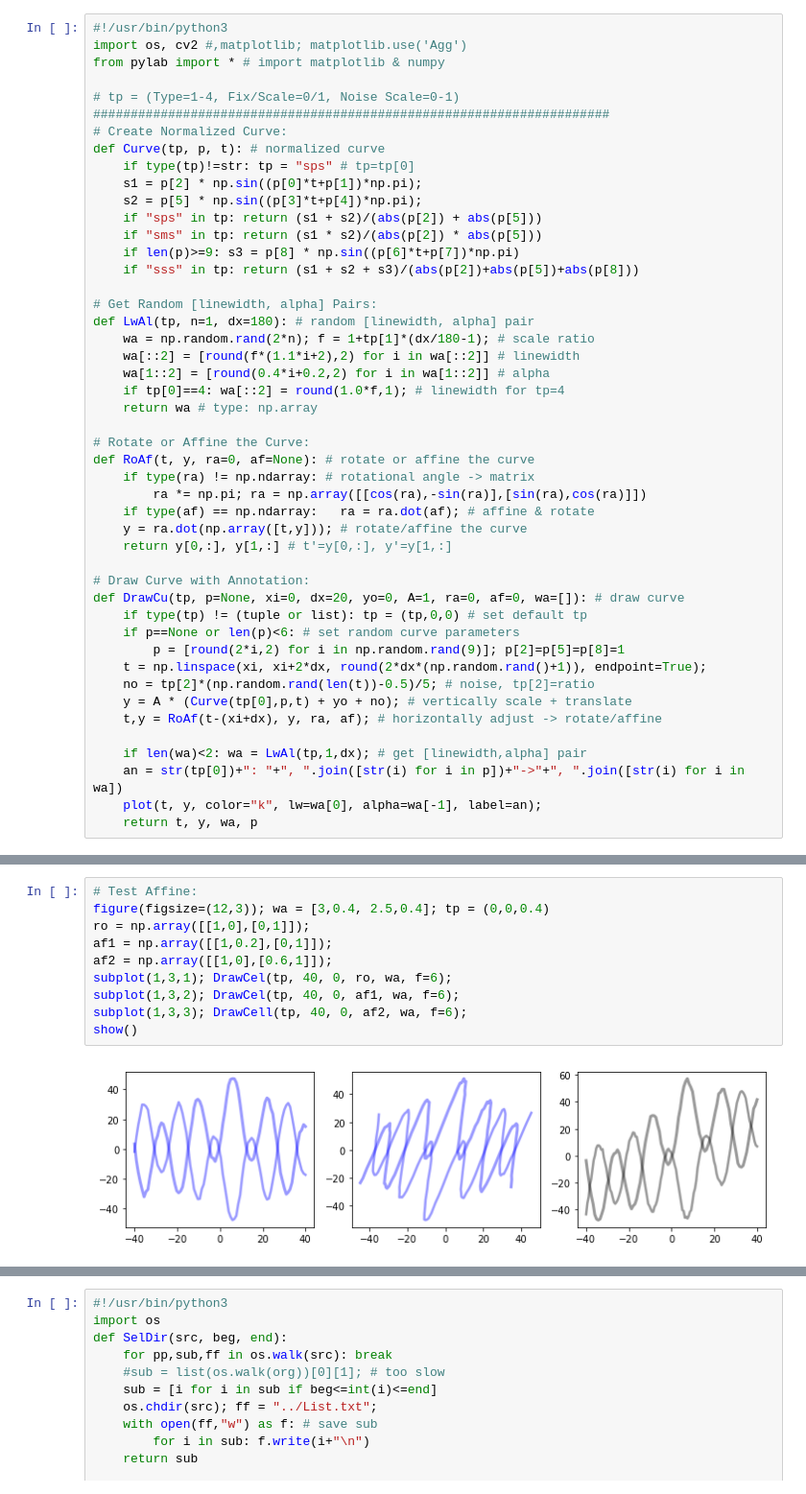
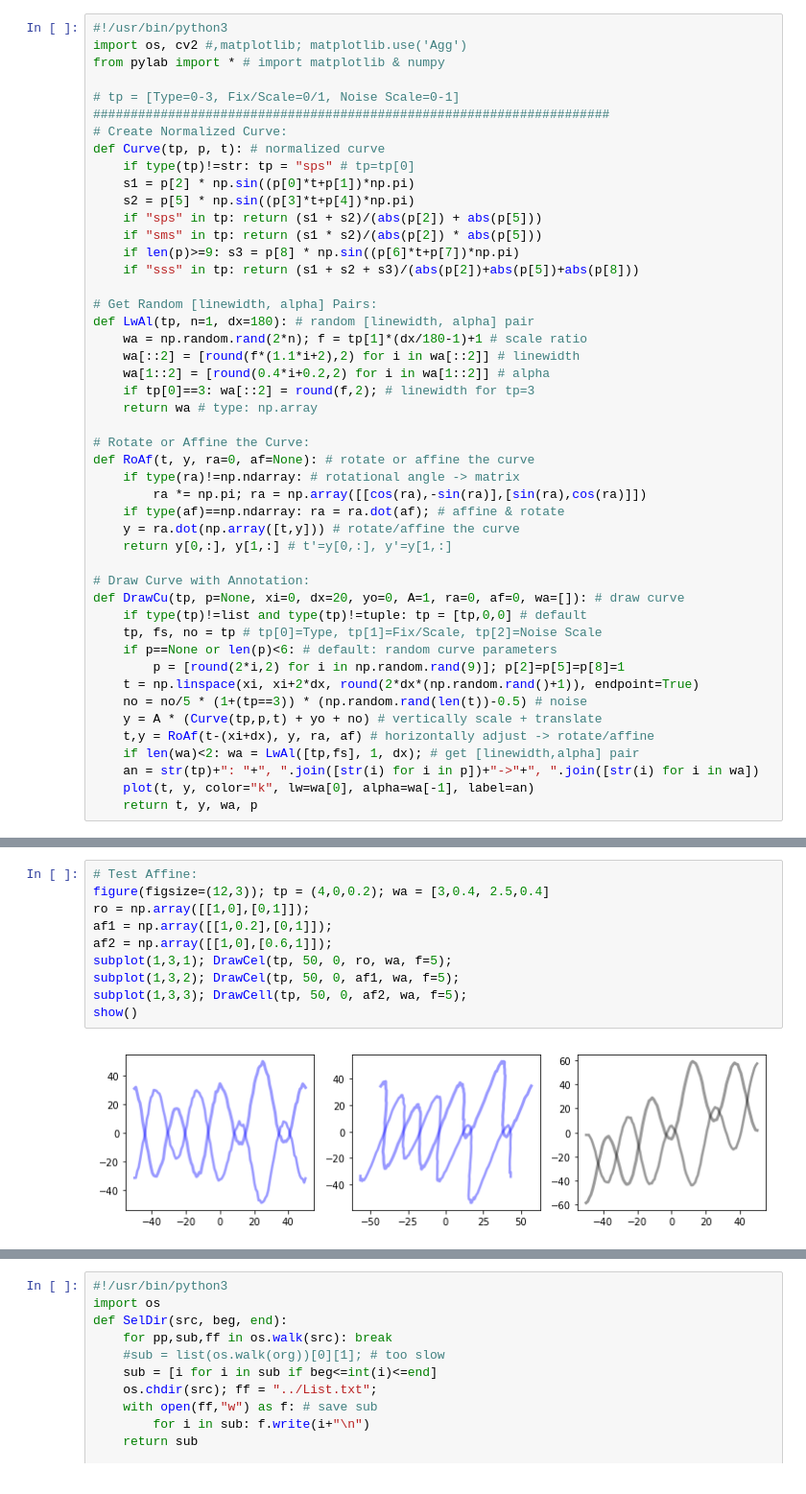
Before and after one commit to bholdmanny/GAN_Mesh, a Jupyter notebook: Mesh.ipynb, the cells around one changed output, grey strips where cells are left out. Shown at 96% size. Drawn from its saved outputs; the diff is of its cells as text.

```diff
--- a/Mesh.ipynb
+++ b/Mesh.ipynb
@@ -3,13 +3,13 @@
 import os, cv2 #,matplotlib; matplotlib.use('Agg')
 from pylab import * # import matplotlib & numpy
 
-# tp = (Type=1-4, Fix/Scale=0/1, Noise Scale=0-1)
+# tp = [Type=0-3, Fix/Scale=0/1, Noise Scale=0-1]
 #####################################################################
 # Create Normalized Curve:
 def Curve(tp, p, t): # normalized curve
     if type(tp)!=str: tp = "sps" # tp=tp[0]
-    s1 = p[2] * np.sin((p[0]*t+p[1])*np.pi);
-    s2 = p[5] * np.sin((p[3]*t+p[4])*np.pi);
+    s1 = p[2] * np.sin((p[0]*t+p[1])*np.pi)
+    s2 = p[5] * np.sin((p[3]*t+p[4])*np.pi)
     if "sps" in tp: return (s1 + s2)/(abs(p[2]) + abs(p[5]))
     if "sms" in tp: return (s1 * s2)/(abs(p[2]) * abs(p[5]))
     if len(p)>=9: s3 = p[8] * np.sin((p[6]*t+p[7])*np.pi)
@@ -17,33 +17,33 @@ def Curve(tp, p, t): # normalized curve
 
 # Get Random [linewidth, alpha] Pairs:
 def LwAl(tp, n=1, dx=180): # random [linewidth, alpha] pair
-    wa = np.random.rand(2*n); f = 1+tp[1]*(dx/180-1); # scale ratio
+    wa = np.random.rand(2*n); f = tp[1]*(dx/180-1)+1 # scale ratio
     wa[::2] = [round(f*(1.1*i+2),2) for i in wa[::2]] # linewidth
     wa[1::2] = [round(0.4*i+0.2,2) for i in wa[1::2]] # alpha
-    if tp[0]==4: wa[::2] = round(1.0*f,1); # linewidth for tp=4
+    if tp[0]==3: wa[::2] = round(f,2); # linewidth for tp=3
     return wa # type: np.array
 
 # Rotate or Affine the Curve:
 def RoAf(t, y, ra=0, af=None): # rotate or affine the curve
-    if type(ra) != np.ndarray: # rotational angle -> matrix
+    if type(ra)!=np.ndarray: # rotational angle -> matrix
         ra *= np.pi; ra = np.array([[cos(ra),-sin(ra)],[sin(ra),cos(ra)]])
-    if type(af) == np.ndarray:   ra = ra.dot(af); # affine & rotate
-    y = ra.dot(np.array([t,y])); # rotate/affine the curve
+    if type(af)==np.ndarray: ra = ra.dot(af); # affine & rotate
+    y = ra.dot(np.array([t,y])) # rotate/affine the curve
     return y[0,:], y[1,:] # t'=y[0,:], y'=y[1,:]
 
 # Draw Curve with Annotation:
 def DrawCu(tp, p=None, xi=0, dx=20, yo=0, A=1, ra=0, af=0, wa=[]): # draw curve
-    if type(tp) != (tuple or list): tp = (tp,0,0) # set default tp
-    if p==None or len(p)<6: # set random curve parameters
+    if type(tp)!=list and type(tp)!=tuple: tp = [tp,0,0] # default
+    tp, fs, no = tp # tp[0]=Type, tp[1]=Fix/Scale, tp[2]=Noise Scale
+    if p==None or len(p)<6: # default: random curve parameters
         p = [round(2*i,2) for i in np.random.rand(9)]; p[2]=p[5]=p[8]=1
-    t = np.linspace(xi, xi+2*dx, round(2*dx*(np.random.rand()+1)), endpoint=True);
-    no = tp[2]*(np.random.rand(len(t))-0.5)/5; # noise, tp[2]=ratio
-    y = A * (Curve(tp[0],p,t) + yo + no); # vertically scale + translate
-    t,y = RoAf(t-(xi+dx), y, ra, af); # horizontally adjust -> rotate/affine
-
-    if len(wa)<2: wa = LwAl(tp,1,dx); # get [linewidth,alpha] pair
-    an = str(tp[0])+": "+", ".join([str(i) for i in p])+"->"+", ".join([str(i) for i in wa])
-    plot(t, y, color="k", lw=wa[0], alpha=wa[-1], label=an);
+    t = np.linspace(xi, xi+2*dx, round(2*dx*(np.random.rand()+1)), endpoint=True)
+    no = no/5 * (1+(tp==3)) * (np.random.rand(len(t))-0.5) # noise
+    y = A * (Curve(tp,p,t) + yo + no) # vertically scale + translate
+    t,y = RoAf(t-(xi+dx), y, ra, af) # horizontally adjust -> rotate/affine
+    if len(wa)<2: wa = LwAl([tp,fs], 1, dx); # get [linewidth,alpha] pair
+    an = str(tp)+": "+", ".join([str(i) for i in p])+"->"+", ".join([str(i) for i in wa])
+    plot(t, y, color="k", lw=wa[0], alpha=wa[-1], label=an)
     return t, y, wa, p
 # %%
 #####################################################################
@@ -269,13 +248,13 @@ show()
 # %%
 # Test Affine:
-figure(figsize=(12,3)); wa = [3,0.4, 2.5,0.4]; tp = (0,0,0.4)
+figure(figsize=(12,3)); tp = (4,0,0.2); wa = [3,0.4, 2.5,0.4]
 ro = np.array([[1,0],[0,1]]);
 af1 = np.array([[1,0.2],[0,1]]);
 af2 = np.array([[1,0],[0.6,1]]);
-subplot(1,3,1); DrawCel(tp, 40, 0, ro, wa, f=6);
-subplot(1,3,2); DrawCel(tp, 40, 0, af1, wa, f=6);
-subplot(1,3,3); DrawCell(tp, 40, 0, af2, wa, f=6);
+subplot(1,3,1); DrawCel(tp, 50, 0, ro, wa, f=5);
+subplot(1,3,2); DrawCel(tp, 50, 0, af1, wa, f=5);
+subplot(1,3,3); DrawCell(tp, 50, 0, af2, wa, f=5);
 show()
 # %% [output]
-[figure, old version]
+[figure, new version]
 # %%
```
Also changed, not shown: parts of 13 cells of this notebook, 2 other files.
